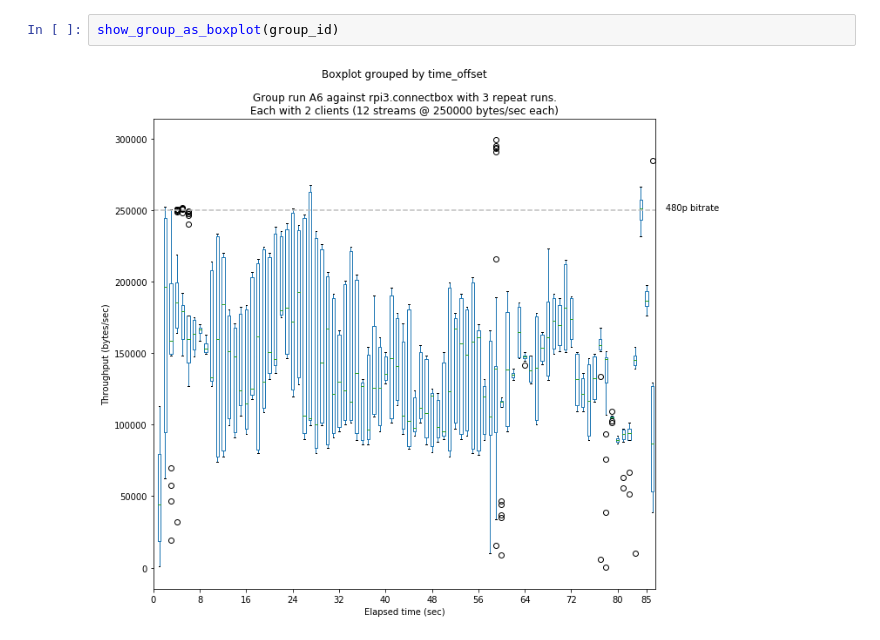
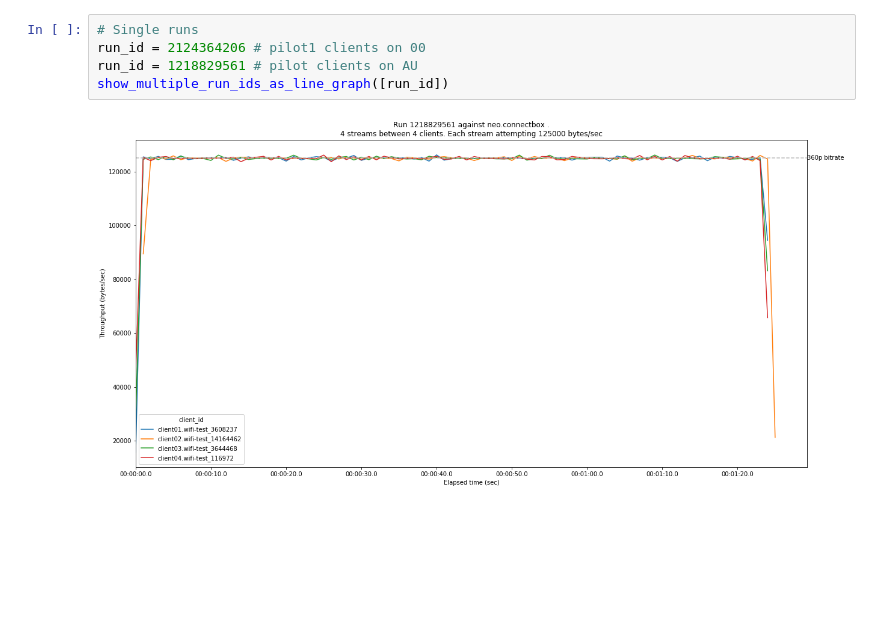
Before and after one commit to ConnectBox/wifi-test-framework, a Jupyter notebook: analysis/network-benchmarks.ipynb, the cells around one changed output. Saved outputs shown, nothing was run; the diff lists cells and outputs as text; blank space fills up the shorter version.

```diff
--- a/analysis/network-benchmarks.ipynb
+++ b/analysis/network-benchmarks.ipynb
@@ -199,4 +215,7 @@ group_id = "A6"  # 2 clients, 12 total streams
-# %%
-show_group_as_boxplot(group_id)
-# %% [output]
-[figure, removed]
+# %%
+# Single runs
+run_id = 2124364206 # pilot1 clients on 00
+run_id = 1218829561 # pilot clients on AU
+show_multiple_run_ids_as_line_graph([run_id])
+# %% [output]
+[figure, added]
```
Also changed, not shown: parts of 4 cells of this notebook, 6 other files.
